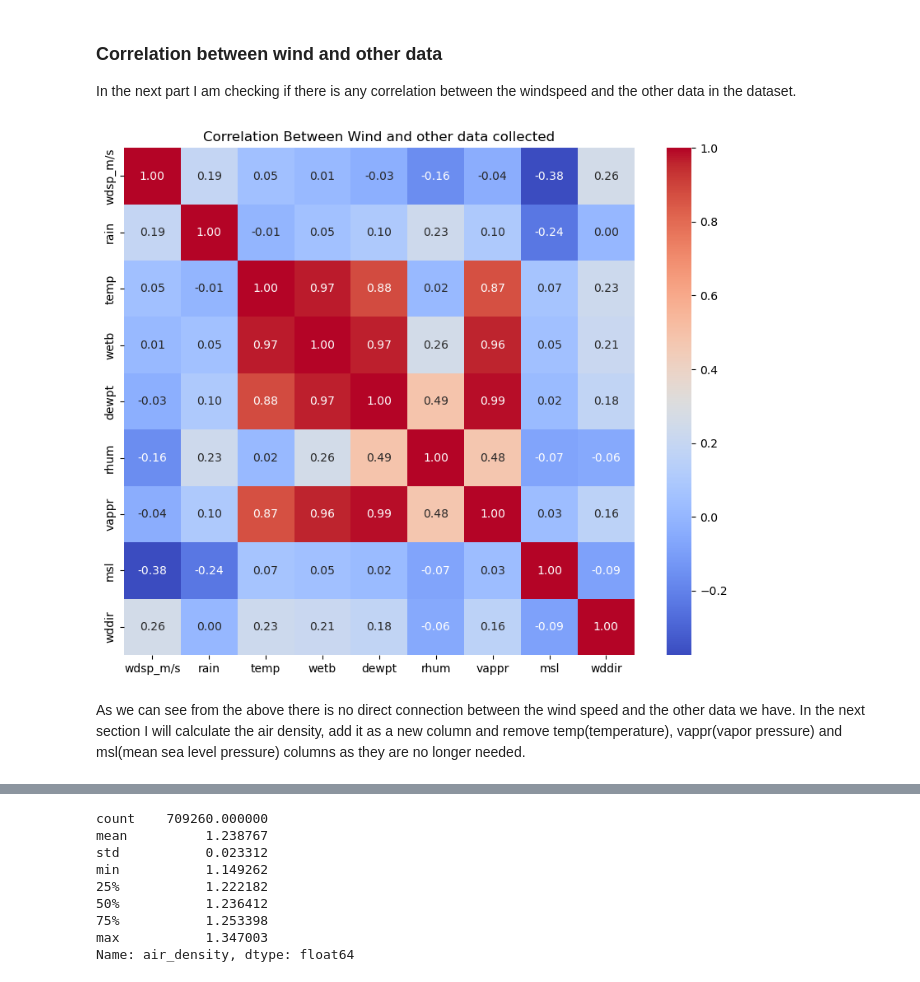
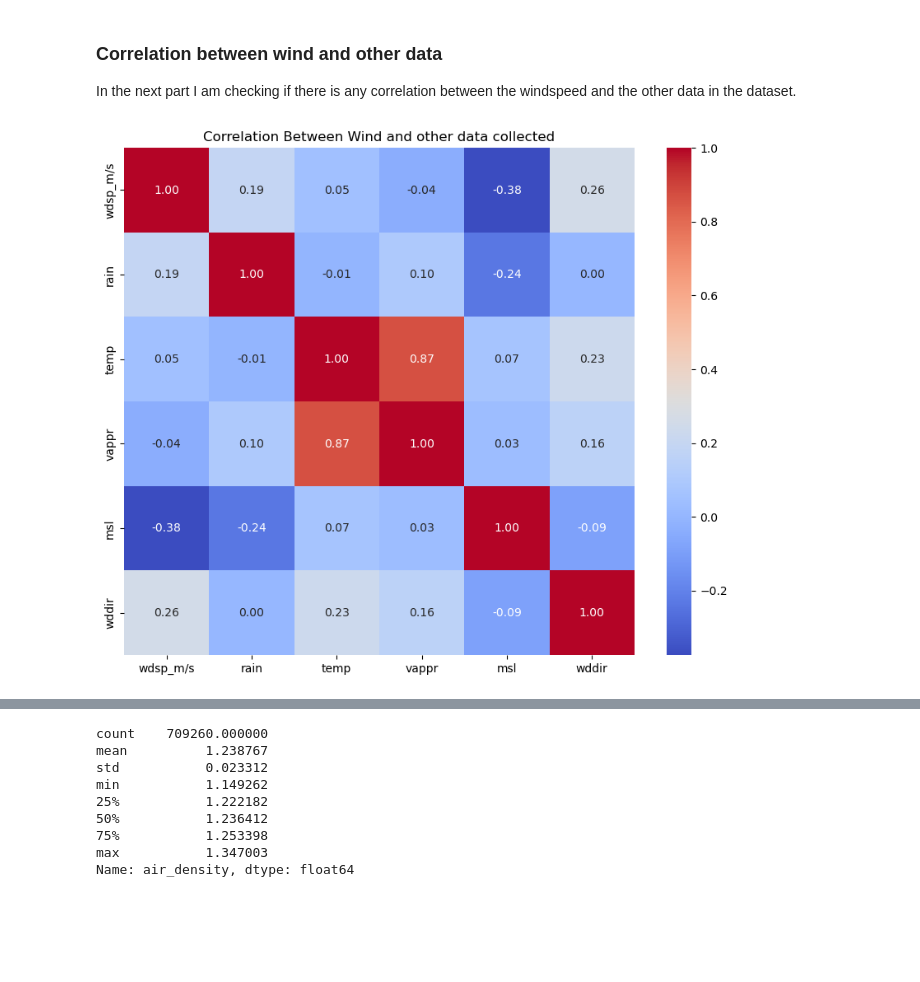
Before and after one commit to ermelinda-q/PFDA, a Jupyter notebook: project/project.ipynb, the cells around one changed output, grey strips where cells are left out. Cells and saved outputs as stored; diff of their text form; code cells hidden in the pictures; blank space fills up the shorter version.

Commit message:
removing data columns I don't need

```diff
--- a/project/project.ipynb
+++ b/project/project.ipynb
@@ -27,7 +27,7 @@ df = pd.read_csv('./data/data_valentia.csv', skiprows=23, low_memory=False)
 
 # Creating a subset using only the data I need for this project.
 # Two ways of doing it:
-df_valentia = df[['date', 'rain', 'temp', 'wetb', 'dewpt', 'rhum', 'vappr', 'msl', 'wdsp', 'wddir']].copy()
+df_valentia = df[['date', 'rain', 'temp', 'vappr', 'msl', 'wdsp', 'wddir']].copy() # easier
 # or:
 # df_valentia = df.drop(columns=['ww', 'sun', 'w', 'vis', 'clht', 'clamt', 'ind', 'ind.1', 'ind.2', 'ind.3', 'ind.4'])
 
@@ -73,7 +70,7 @@ As we can see from the above all data types in the dataset are object type. To c
 - I am setting the `date` column as the index to make it easier to work with the data based on time, like sorting or grouping by dates.
 # %%
 # Columns_to_convert will pass to `convert_columns_to_float` function all columns that need to change to numeric data.
-columns_to_convert = ['rain', 'temp', 'wetb', 'dewpt', 'rhum', 'vappr', 'msl', 'wdsp', 'wddir']
+columns_to_convert = ['rain', 'temp', 'vappr', 'msl', 'wdsp', 'wddir']
 df_valentia = convert_columns_to_float(df_valentia, columns_to_convert)
 df_valentia['date'] = pd.to_datetime(df_valentia['date'], format="%d-%b-%Y %H:%M", errors='coerce')
 # Setting the date as index
@@ -221,19 +207,16 @@ Index(['rain', 'temp', 'wetb', 'dewpt', 'rhum', 'vappr', 'msl', 'wddir',
 In the next part I am checking if there is any correlation between the windspeed and the other data in the dataset.
 # %%
 # Selecting columns to for correlation analysis between wind and other information we have.
-selected_columns = ['wdsp_m/s','rain', 'temp', 'wetb', 'dewpt', 'rhum', 'vappr', 'msl', 'wddir']
+selected_columns = ['wdsp_m/s','rain', 'temp', 'vappr', 'msl', 'wddir']
 correlation_df = df_valentia[selected_columns]
 
 # Calculating the correlation matrix
 correlation_matrix = correlation_df.corr()
 
 # Visualize the correlation matrix with a heatmap
 plt.figure(figsize=(10, 8))
 sns.heatmap(correlation_matrix, annot=True, cmap='coolwarm', fmt='.2f', cbar=True)
 plt.title('Correlation Between Wind and other data collected')
 plt.show()
 # %% [output]
-[figure, old version]
+[figure, new version]
-# %% [markdown]
-As we can see from the above there is no direct connection between the wind speed and the other data we have.
-In the next section I will calculate the air density, add it as a new column and remove temp(temperature), vappr(vapor pressure) and msl(mean sea level pressure) columns as they are no longer needed.
```
Also changed, not shown: parts of 17 cells of this notebook, 2 other files.
